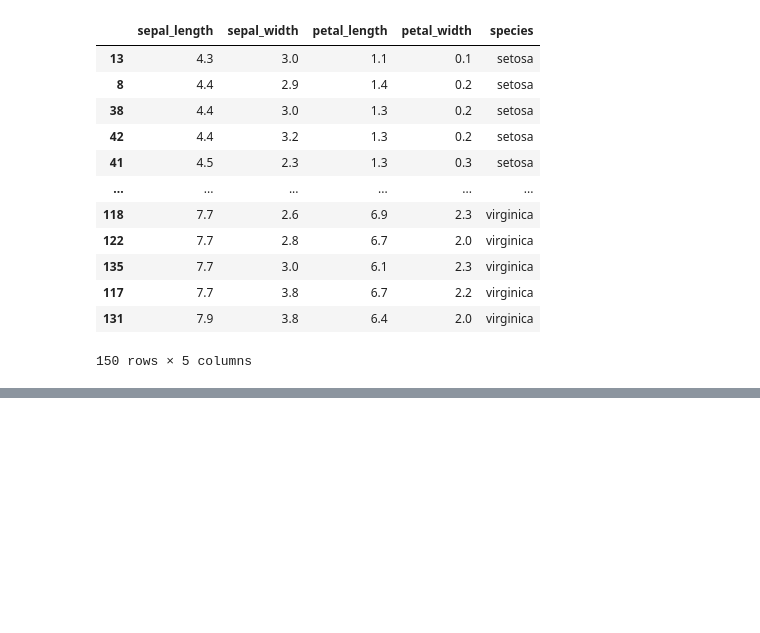
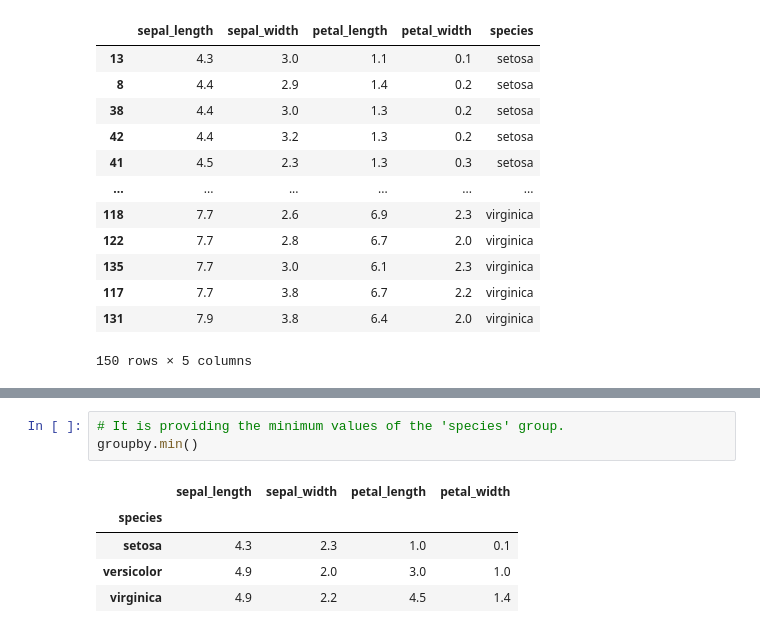
Before and after one commit to Alpha-0010/IrisDataSet, a Jupyter notebook: Iris.ipynb, the cells around one changed output, grey strips where cells are left out. Drawn from its saved outputs; the diff is of its cells as text; blank space fills up the shorter version.

```diff
--- a/Iris.ipynb
+++ b/Iris.ipynb
@@ -154,0 +204,9 @@ iris.sort_values(by=['sepal_length','sepal_width'])
+# %%
+# It is providing the minimum values of the 'species' group.
+groupby.min()
+# %% [output]
+|  | sepal_length | sepal_width | petal_length | petal_width |
+| species |  |  |  |  |
+| setosa | 4.3 | 2.3 | 1.0 | 0.1 |
+| versicolor | 4.9 | 2.0 | 3.0 | 1.0 |
+| virginica | 4.9 | 2.2 | 4.5 | 1.4 |
```
Also changed, not shown: parts of 9 cells of this notebook.
